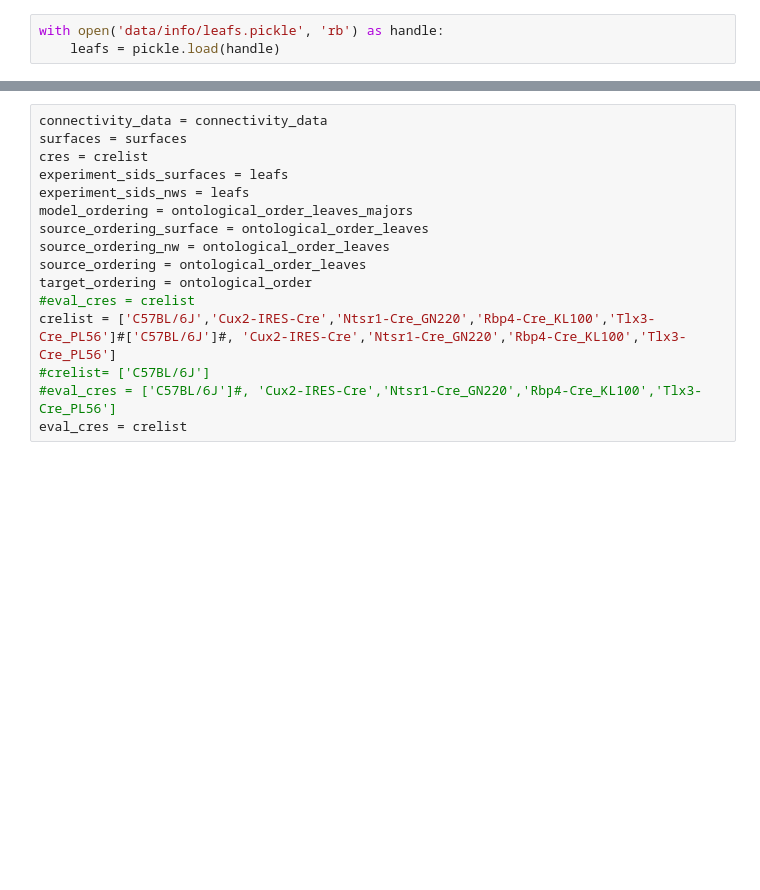
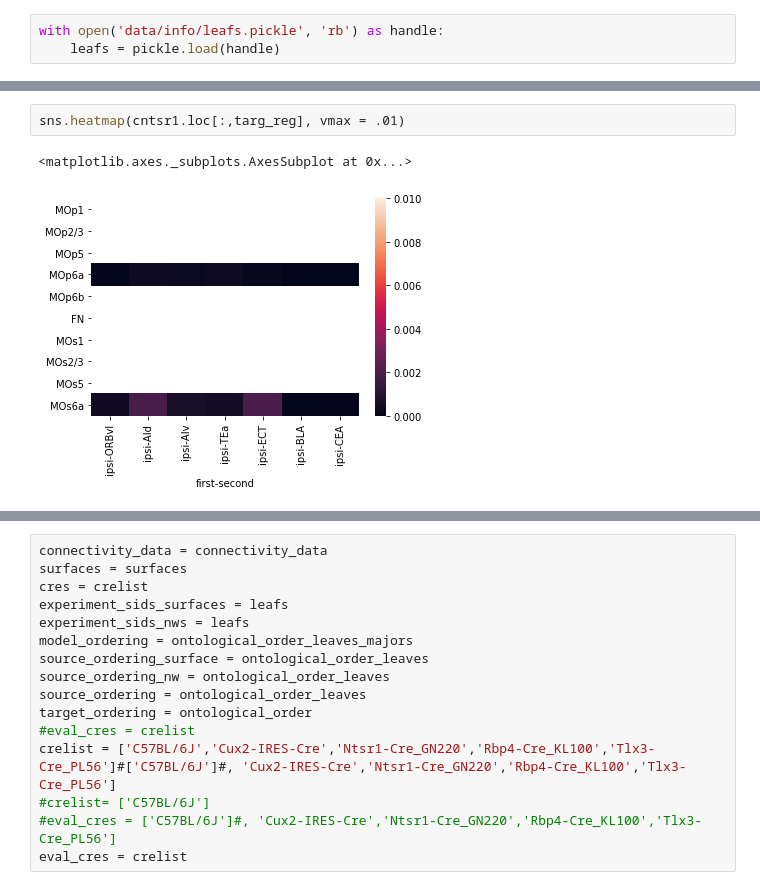
Before and after one commit to AllenInstitute/mouse_connectivity_models, a Jupyter notebook: analyses/paper/connectivitycreation/ELLeafSurfaceLeafSmooth_GetConnectivity_Leafsource_Summarytarget.ipynb, the cells around one changed output, grey strips where cells are left out. Cells and saved outputs as stored; diff of their text form; blank space fills up the shorter version.

```diff
--- a/analyses/paper/connectivitycreation/ELLeafSurfaceLeafSmooth_GetConnectivity_Leafsource_Summarytarget.ipynb
+++ b/analyses/paper/connectivitycreation/ELLeafSurfaceLeafSmooth_GetConnectivity_Leafsource_Summarytarget.ipynb
@@ -967,0 +1040,5 @@ with open('data/info/leafs.pickle', 'rb') as handle:
+# %%
+sns.heatmap(cntsr1.loc[:,targ_reg], vmax = .01)
+# %% [output]
+<matplotlib.axes._subplots.AxesSubplot at 0x...>
+[figure, added]
```
Also changed, not shown: parts of 13 cells of this notebook, 13 other files.
